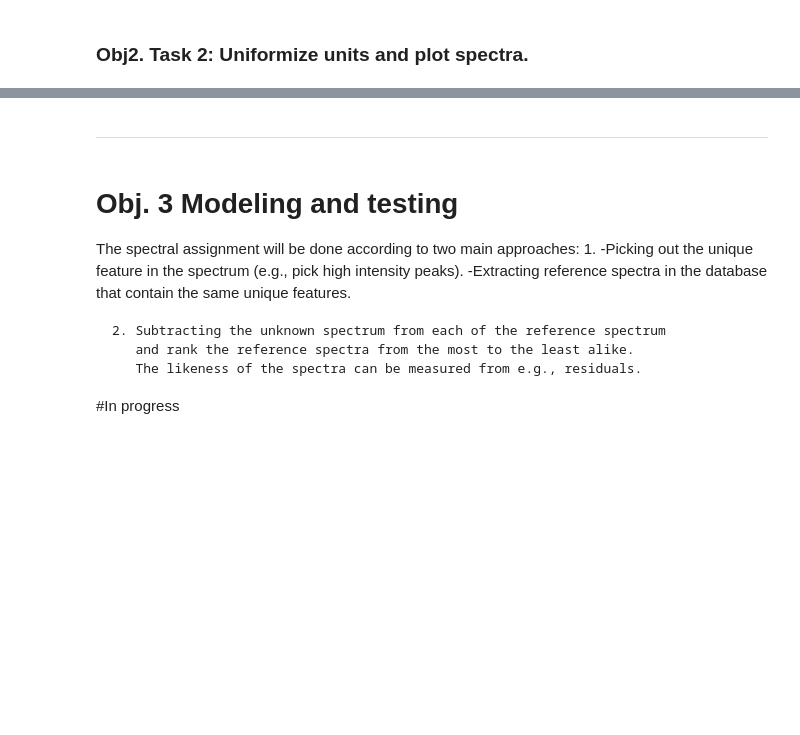
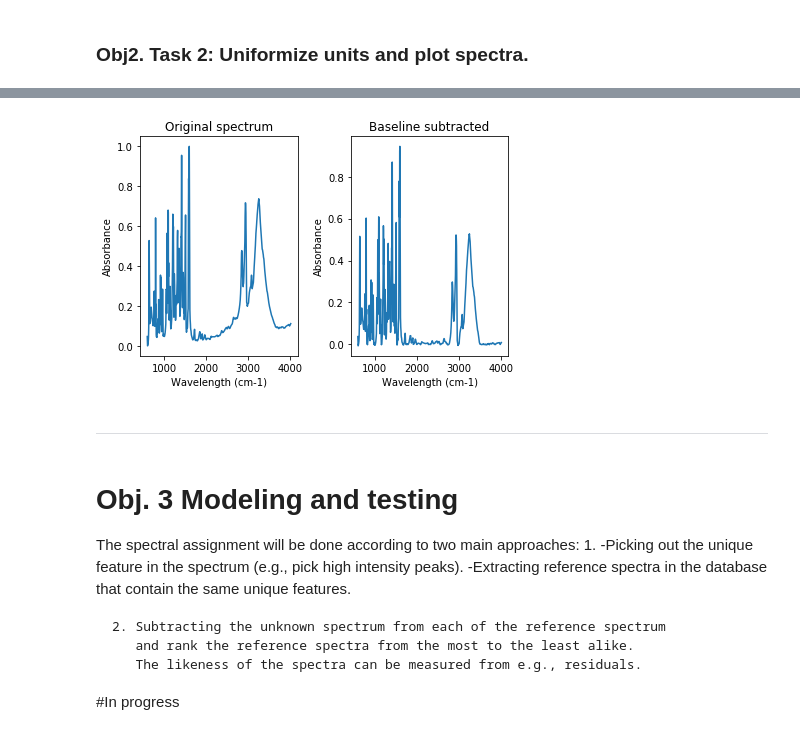
Before and after one commit to rayguna/IR-spectra-analyzer, a Jupyter notebook: IR-analyzer (MAIN).ipynb, the cells around one changed output, grey strips where cells are left out. Drawn from its saved outputs; the diff is of its cells as text; code cells hidden in the pictures; blank space fills up the shorter version.

```diff
--- a/IR-analyzer (MAIN).ipynb
+++ b/IR-analyzer (MAIN).ipynb
@@ -814,3 +878,37 @@ for spectrum in ref_spectra:
+# %%
+from common import *
+#apply airPLS to your spectrum to do baseline subtraction. Functions are store in common.py.
+
+#import data:
+file="reference/Cyclohexanol 2-(9h-purin-9-yl)- trans-_100057-61-2"
+df=jcamp.JCAMP_reader(file)
+df.keys() #check
+
+#apply function
+treated_df=standardize_units_and_normalize_peaks(df)
+orig_y=treated_df['y']
+orig_x=treated_df['x']
+
+treated_y=orig_y-airPLS(orig_y)
+
+plt.plot(figsize=(20,10))
+plt.subplot(1,2,1)
+plt.plot(orig_x,orig_y)
+
+plt.title('Original spectrum')
+plt.ylabel('Absorbance')
+plt.xlabel('Wavelength (cm-1)')
+
+plt.subplot(1,2,2)
+plt.plot(orig_x,treated_y)
+
+plt.title('Baseline subtracted')
+plt.ylabel('Absorbance')
+plt.xlabel('Wavelength (cm-1)')
+plt.tight_layout()
+plt.show()
+# %% [output]
+[figure, added]
 # %% [markdown]
 _________________________________________________________________________________________________________
 # %% [markdown]
```
Also changed, not shown: parts of 18 cells of this notebook, 16 other files.
